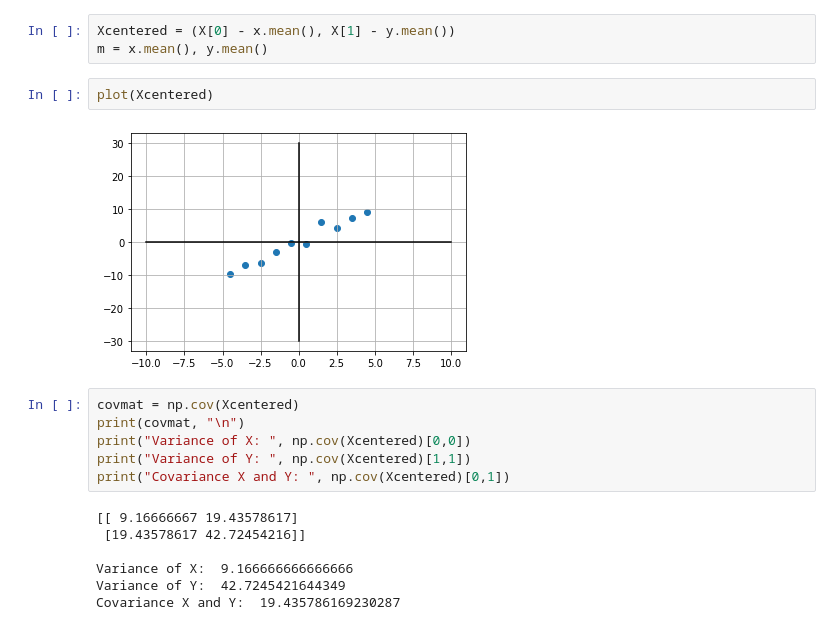
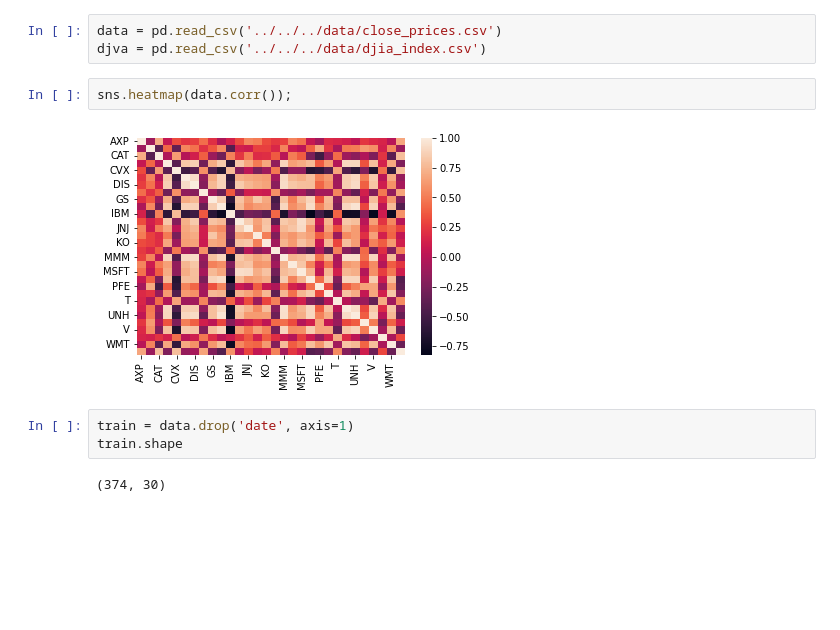
Before and after one commit to kremenevskiy/LearnML, a Jupyter notebook: yandex_hse/topics/PCA/practice/pca.ipynb, the cells around one changed output. Drawn from its saved outputs; the diff is of its cells as text; blank space fills up the shorter version.

```diff
--- a/yandex_hse/topics/PCA/practice/pca.ipynb
+++ b/yandex_hse/topics/PCA/practice/pca.ipynb
@@ -50,20 +7,12 @@ plot(X)
-# %%
-Xcentered = (X[0] - x.mean(), X[1] - y.mean())
-m = x.mean(), y.mean()
-# %%
-plot(Xcentered)
-# %% [output]
-[figure, removed]
-# %%
-covmat = np.cov(Xcentered)
-print(covmat, "\n")
-print("Variance of X: ", np.cov(Xcentered)[0,0])
-print("Variance of Y: ", np.cov(Xcentered)[1,1])
-print("Covariance X and Y: ", np.cov(Xcentered)[0,1])
-# %% [output]
-[[ 9.16666667 19.43578617]
- [19.43578617 42.72454216]]
-
-Variance of X:  9.166666666666666
-Variance of Y:  42.7245421644349
-Covariance X and Y:  19.435786169230287
+# %%
+data = pd.read_csv('../../../data/close_prices.csv')
+djva = pd.read_csv('../../../data/djia_index.csv')
+# %%
+sns.heatmap(data.corr());
+# %% [output]
+[figure, added]
+# %%
+train = data.drop('date', axis=1)
+train.shape
+# %% [output]
+(374, 30)
```
Also changed, not shown: parts of 21 cells of this notebook, 7 other files.
